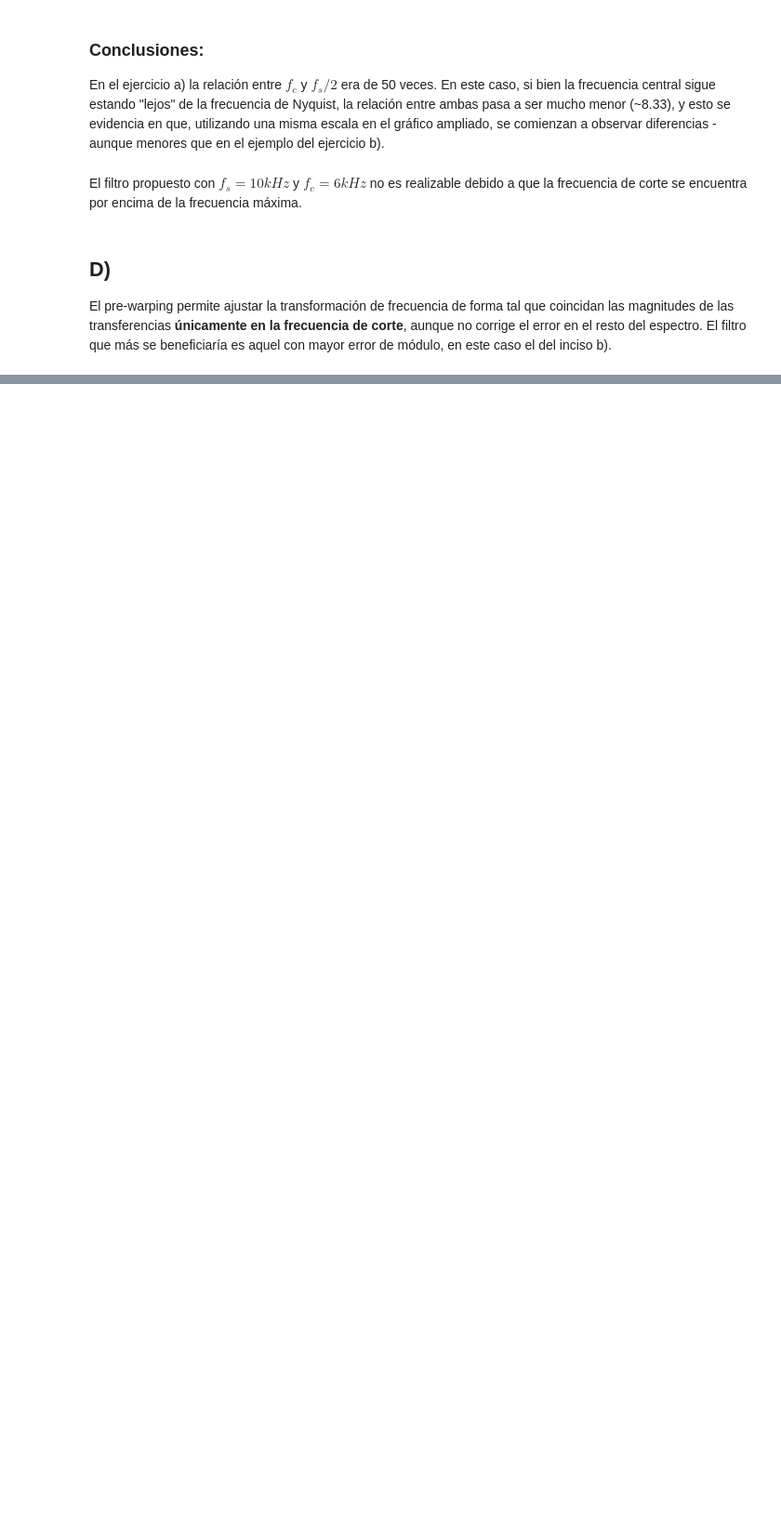
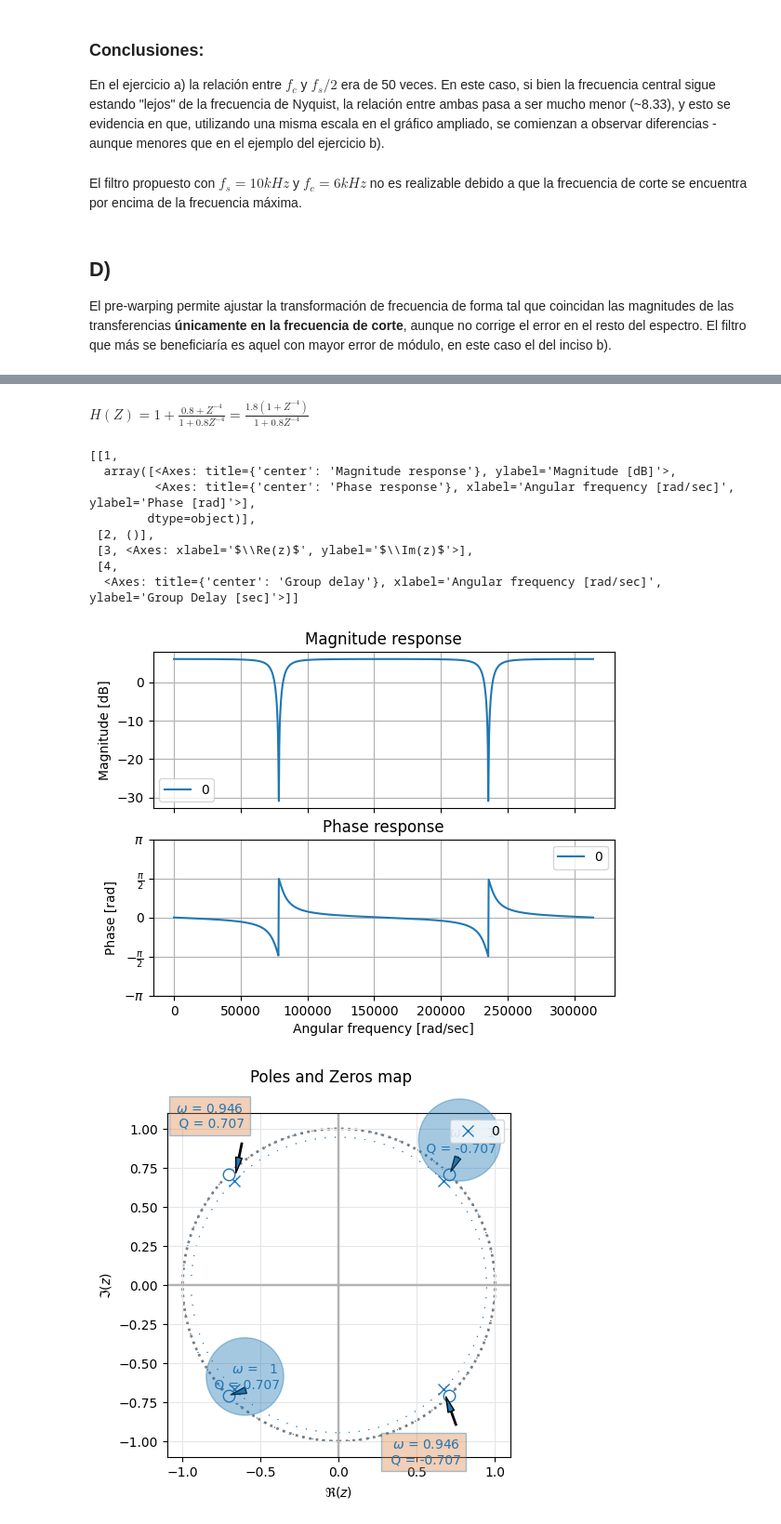
Before and after one commit to ftmanoukian/TC2_fmanoukian, a Jupyter notebook: trabajo semanal/semana 8/ts8.ipynb, the cells around one changed output, grey strips where cells are left out. Shown at 93% size. Drawn from its saved outputs; the diff is of its cells as text; code cells hidden in the pictures; blank space fills up the shorter version.

```diff
--- a/trabajo semanal/semana 8/ts8.ipynb
+++ b/trabajo semanal/semana 8/ts8.ipynb
@@ -202,0 +258,23 @@ El pre-warping permite ajustar la transformación de frecuencia de forma tal que
+# %% [markdown]
+$H(Z) = 1 + \frac{0.8+Z^{-4}}{1+0.8 Z^{-4}} = \frac{1.8\left(1+Z^{-4}\right)}{1+0.8 Z^{-4}}$
+# %%
+num = [1.8,0,0,0,1.8]
+den = [1,0,0,0,0.8]
+
+wrad, hh = sig.freqz(num, den, worN=1000)
+ww = wrad/np.pi * (fs/2)
+
+h = sig.TransferFunction(num, den, dt=1/fs)
+
+analyze_sys(h)
+# %% [output]
+[[1,
+  array([<Axes: title={'center': 'Magnitude response'}, ylabel='Magnitude [dB]'>,
+         <Axes: title={'center': 'Phase response'}, xlabel='Angular frequency [rad/sec]', ylabel='Phase [rad]'>],
+        dtype=object)],
+ [2, ()],
+ [3, <Axes: xlabel='$\\Re(z)$', ylabel='$\\Im(z)$'>],
+ [4,
+  <Axes: title={'center': 'Group delay'}, xlabel='Angular frequency [rad/sec]', ylabel='Group Delay [sec]'>]]
+[figure, added]
+[figure, added]
```
Also changed, not shown: parts of 11 cells of this notebook, 3 other files.
